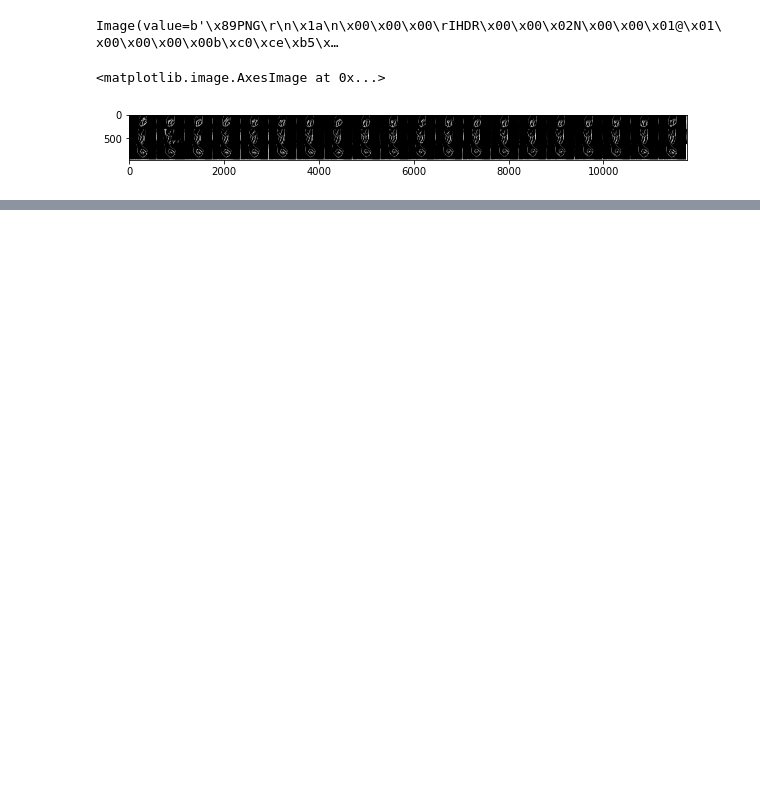
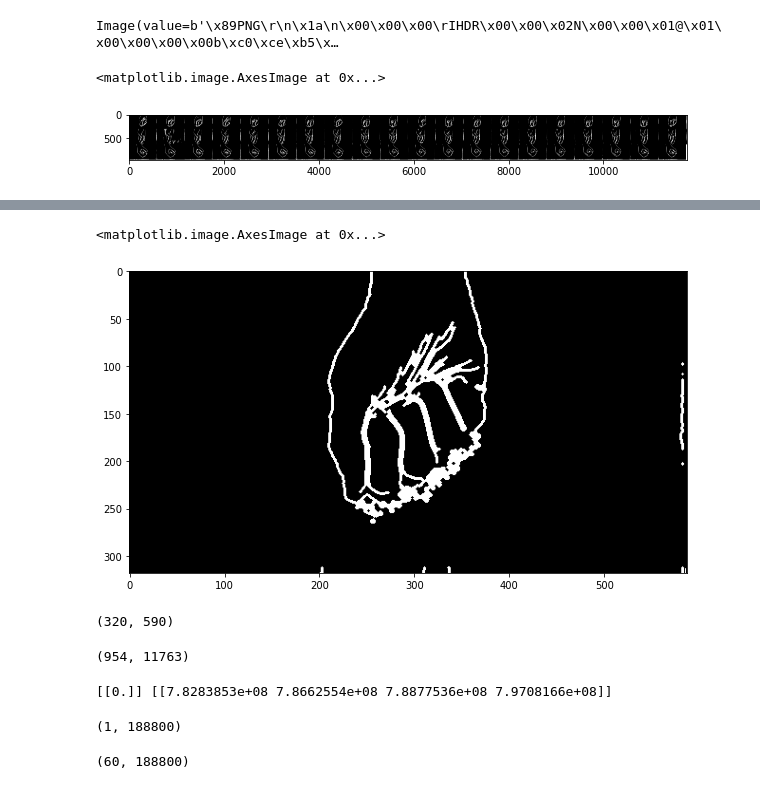
Before and after one commit to ShaneHoughton/asl_computer_vision, a Jupyter notebook: final_project_asl.ipynb, the cells around one changed output, grey strips where cells are left out. Drawn from its saved outputs; the diff is of its cells as text; code cells hidden in the pictures; blank space fills up the shorter version.

```diff
--- a/final_project_asl.ipynb
+++ b/final_project_asl.ipynb
@@ -277,0 +253,26 @@ error: OpenCV(4.5.4-dev) :-1: error: (-5:Bad argument) in function 'train'
+# %%
+plt.imshow(alphabet_im[:alphabet_im.shape[0]//3, :alphabet_im.shape[1]//20])
+# %% [output]
+<matplotlib.image.AxesImage at 0x...>
+[figure, added]
+# %%
+test_im.shape
+# %% [output]
+(320, 590)
+# %%
+alphabet_im.shape
+# %% [output]
+(954, 11763)
+# %%
+_, digits, _, scores = knn.findNearest(digit_feature_vectors(test_im).astype(dtype=np.float32)[None, :], k=4)
+print(digits, scores)
+# %% [output]
+[[0.]] [[7.8283853e+08 7.8662554e+08 7.8877536e+08 7.9708166e+08]]
+# %%
+digit_feature_vectors(test_im).astype(dtype=np.float32)[None, :].shape
+# %% [output]
+(1, 188800)
+# %%
+fv.shape
+# %% [output]
+(60, 188800)
```
Also changed, not shown: parts of 24 cells of this notebook.
